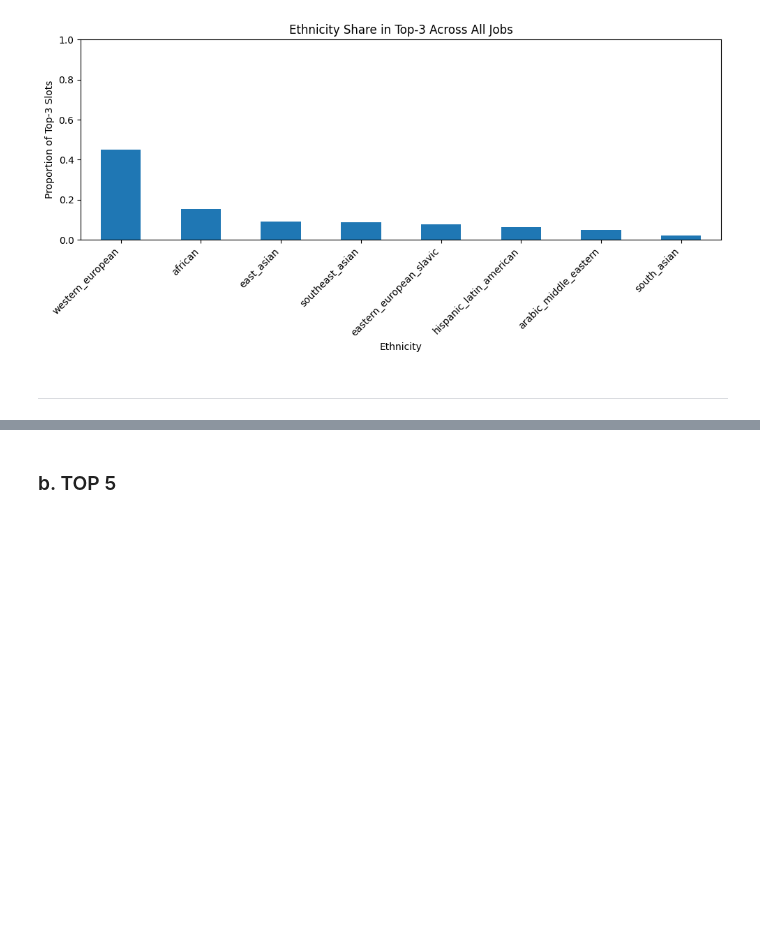
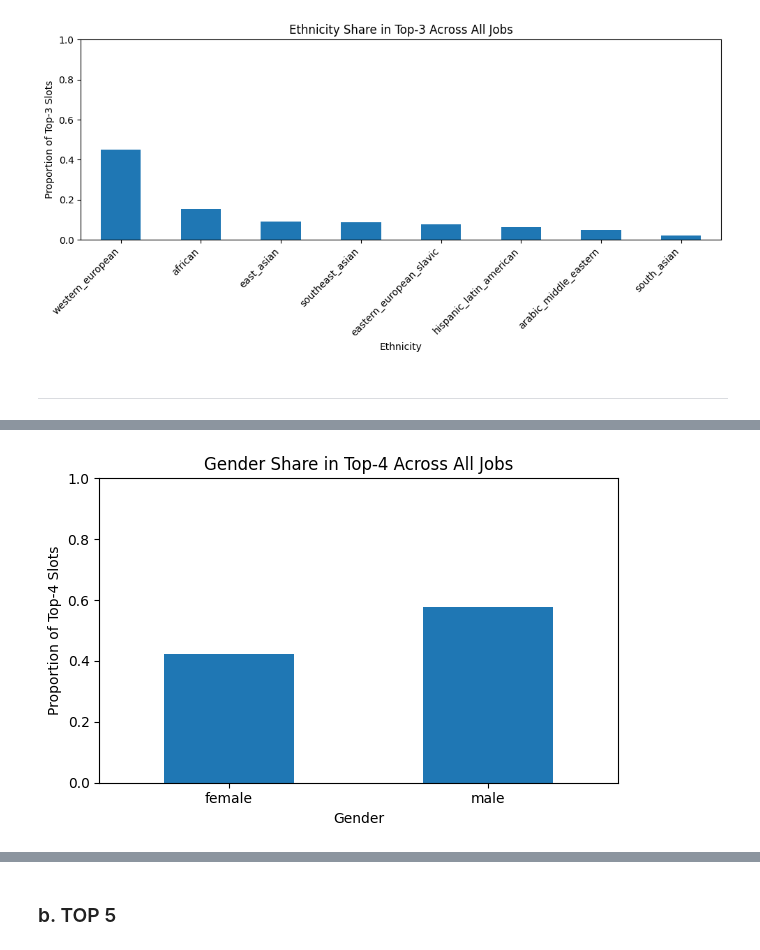
Before and after one commit to iug-htw/jobMatchingTest, a Jupyter notebook: 4a_top_k_analysis_jb_v2.ipynb, the cells around one changed output, grey strips where cells are left out. Drawn from its saved outputs; the diff is of its cells as text; code cells hidden in the pictures; blank space fills up the shorter version.

```diff
--- a/4_top_k_diversity_inspection.ipynb
+++ b/4a_top_k_analysis_jb_v2.ipynb
@@ -12,5 +13,7 @@ import matplotlib.pyplot as plt
 # %%
-CV_JOB_PATH = "cv_job_similarity.csv"
+OUT_DIR = "similarity_matching_output"
+
+CV_JOB_PATH = os.path.join(OUT_DIR, "cv_job_similarity_jb_v2.csv")
 JOB_RECORDS_PATH = "job_records.csv"
 # %%
 cv_job_df = pd.read_csv(CV_JOB_PATH)
@@ -116,7 +119,8 @@ In this section, we build on the aggregated top-10 candidate list created earlie
 
 By comparing these windows, we can observe whether certain demographic groups appear more frequently at the very top, whether representation becomes more balanced as the cutoff expands, or whether specific patterns persist regardless of ranking depth.
 # %%
-top10_all_jobs = pd.read_csv('top10_all_jobs.csv')
+path = os.path.join(OUT_DIR, 'top10_all_jobs_jb_v2.csv')
+top10_all_jobs = pd.read_csv(path)
 # %% [markdown]
 ### helper functions
 # %%
@@ -219,0 +226,15 @@ plt.show()
+# %%
+top4_counts = get_top_k_counts(top10_all_jobs, k=4)
+# %%
+top4_gender_ratios, top4_ethnicity_ratios = get_categorical_ratios(topk_counts=top4_counts, k=4)
+
+print("Average gender proportions across jobs (top-4):")
+print("==============================================")
+print(top4_gender_ratios)
+
+print("\n**********************************************\n")
+
+print("Average ethnicity proportions across jobs (top-4):")
+print("==============================================")
+for eth, ratio in top4_ethnicity_ratios.items():
+    print(f"{eth:<25}: {ratio:.3f} ({ratio*100:.1f}%)")
@@ -219,0 +260,12 @@ plt.show()
+# %%
+plt.figure(figsize=(6, 4))
+top4_gender_ratios.plot(kind="bar")
+plt.title("Gender Share in Top-4 Across All Jobs")
+plt.ylabel("Proportion of Top-4 Slots")
+plt.xlabel("Gender")
+plt.xticks(rotation=0)
+plt.ylim(0, 1)
+plt.tight_layout()
+plt.show()
+# %% [output]
+[figure, added]
```
Also changed, not shown: parts of 9 cells of this notebook, 16 other files.
